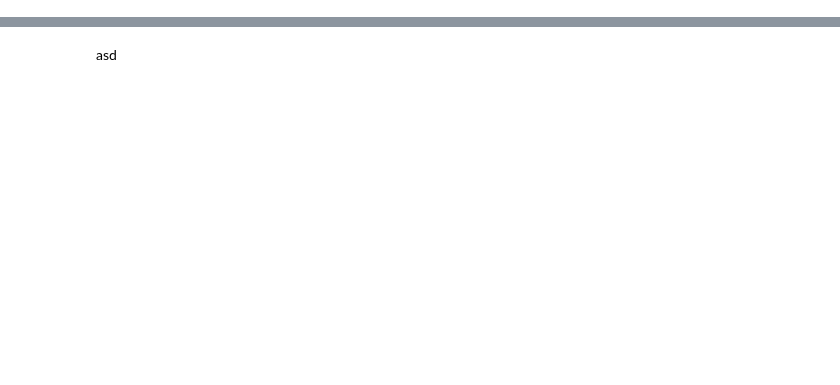
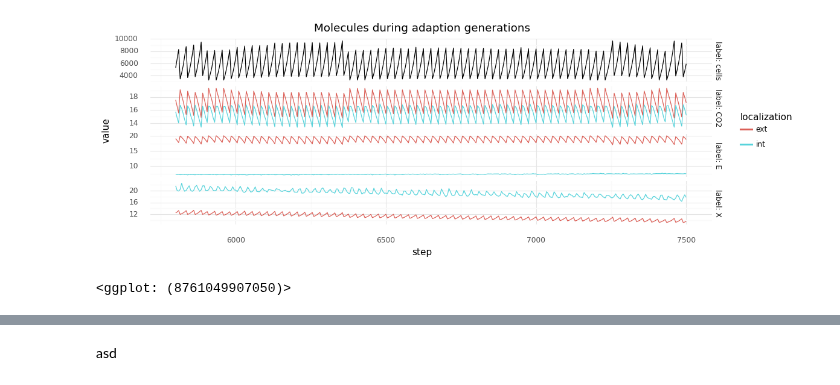
Before and after one commit to mRcSchwering/luca, a Jupyter notebook: e1_co2_fixing/analyze_2023-04-27_14-40.ipynb, the cells around one changed output, grey strips where cells are left out. Saved outputs shown, nothing was run; the diff lists cells and outputs as text; code cells hidden in the pictures; blank space fills up the shorter version.

```diff
--- a/e1_co2_fixing/analyze_2023-04-14_13-17_WL.ipynb
+++ b/e1_co2_fixing/analyze_2023-04-27_14-40.ipynb
@@ -71,0 +132,14 @@ scalars_df = scalars_df[scalars_df["tag"] != "split"]
+# %%
+int_mask = df["interval"] == 1
+cell_mask = df["scalar"] == "cells"
+nocell_mask = df["scalar"] != "cells"
+
+(ggplot(df)
+    + geom_line(aes(y="value", x="step", color="localization"), df[int_mask & nocell_mask])
+    + geom_line(aes(y="value", x="step"), data=df[int_mask & cell_mask])
+    + facet_grid("label ~ .", scales="free_y", labeller="label_both")
+    + theme(figure_size=(12, 4))
+    + ggtitle("Molecules during adaption generations"))
+# %% [output]
+[figure, added]
+<ggplot: (8761049907050)>
```
Also changed, not shown: parts of 26 cells of this notebook, 3 other files.
